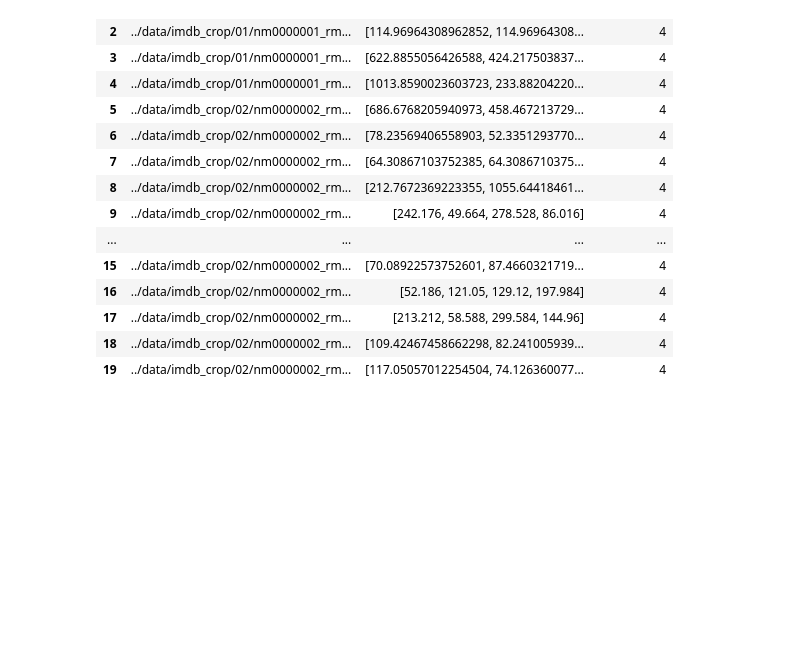
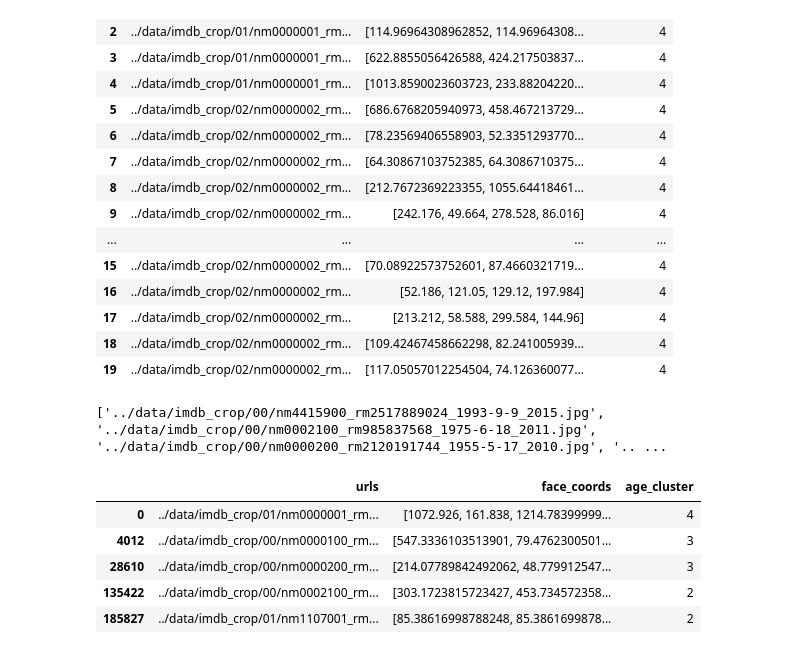
Before and after one commit to Promyer/Regulus, a Jupyter notebook: src/notebooks/GenerateTotalCsv.ipynb, the cells around one changed output. Saved outputs shown, nothing was run; the diff lists cells and outputs as text; code cells hidden in the pictures; blank space fills up the shorter version.

```diff
--- a/src/notebooks/GenerateTotalCsv.ipynb
+++ b/src/notebooks/GenerateTotalCsv.ipynb
@@ -4,7 +4,7 @@ from datetime import datetime, timedelta
 import numpy as np
 import pandas as pd
 # %%
-mat_arr = loadmat('../data/imdb_crop/imdb.mat')['imdb']
+mat_arr = loadmat('../../data/imdb_crop/imdb.mat')['imdb']
 # %% [markdown]
 Possible fields in mat files:
 ![matlab_fields.png](attachment:matlab_fields.png)
@@ -189 +189,28 @@ with open('../csv/total.csv', mode='w', encoding='utf-8') as f_csv:
     df.to_csv(f_csv)
+# %%
+local_urls = [
+    '00/nm4415900_rm2517889024_1993-9-9_2015.jpg',
+    '00/nm0002100_rm985837568_1975-6-18_2011.jpg',
+    '00/nm0000200_rm2120191744_1955-5-17_2010.jpg',
+    '00/nm0000100_rm1001569280_1955-1-6_2011.jpg',
+    '01/nm4652001_rm4133345280_2002-7-23_2013.jpg',
+    '01/nm2692301_rm3067461376_1984-2-28_2011.jpg',
+    '01/nm1107001_rm3321071360_1978-9-23_2010.jpg',
+    '01/nm0365501_rm2791093760_1982-4-6_2011.jpg',
+    '01/nm0000001_rm124825600_1899-5-10_1968.jpg'
+]
+# %%
+local_urls = list(map(lambda url: '../data/imdb_crop/'+url, local_urls))
+print(local_urls)
+# %% [output]
+['../data/imdb_crop/00/nm4415900_rm2517889024_1993-9-9_2015.jpg', '../data/imdb_crop/00/nm0002100_rm985837568_1975-6-18_2011.jpg', '../data/imdb_crop/00/nm0000200_rm2120191744_1955-5-17_2010.jpg', '.. ...
+# %%
+df1 = df.loc[df['urls'].isin(local_urls)]
+df1.head()
+# %% [output]
+|  | urls | face_coords | age_cluster |
+| 0 | ../data/imdb_crop/01/nm0000001_rm... | [1072.926, 161.838, 1214.78399999... | 4 |
+| 4012 | ../data/imdb_crop/00/nm0000100_rm... | [547.3336103513901, 79.4762300501... | 3 |
+| 28610 | ../data/imdb_crop/00/nm0000200_rm... | [214.07789842492062, 48.779912547... | 3 |
+| 135422 | ../data/imdb_crop/00/nm0002100_rm... | [303.1723815723427, 453.734572358... | 2 |
+| 185827 | ../data/imdb_crop/01/nm1107001_rm... | [85.38616998788248, 85.3861699878... | 2 |
```
Also changed, not shown: parts of 2 cells of this notebook, 2 other files.
